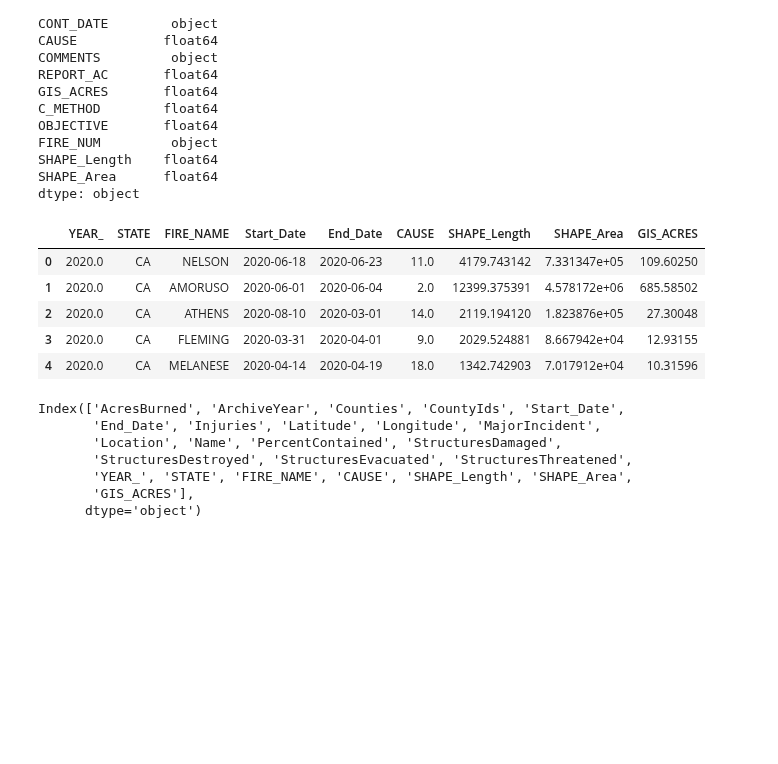
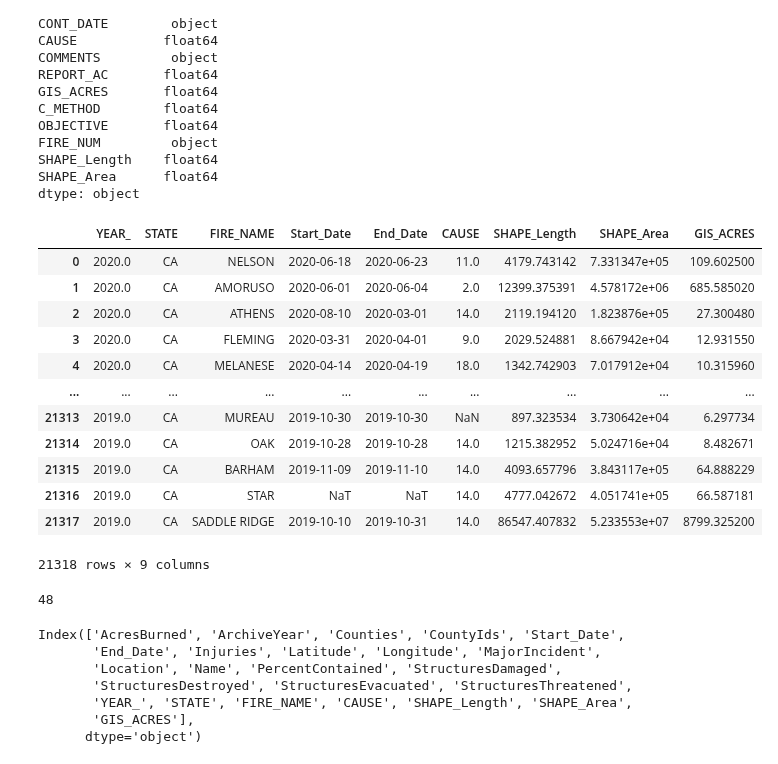
Before and after one commit to dhivyapadmanaban/California_Wildfires, a Jupyter notebook: Data_Processing/California_WildFire_Processing.ipynb, the cells around one changed output. Drawn from its saved outputs; the diff is of its cells as text; code cells hidden in the pictures; blank space fills up the shorter version.

```diff
--- a/Data_Processing/California_WildFire_Processing.ipynb
+++ b/Data_Processing/California_WildFire_Processing.ipynb
@@ -67,7 +67,7 @@ fire_incidents_df.head()
 | 4 | 24251.0 | 2013 | Ventura | 56 | 2013-05-02 | 2013-05-11 | 10.0 | 0.000000 | 0.000000 | ... |
 # %%
 # Read the California Fire Perimeters CSV file into Pandas DataFrame.
-fire_perimeters_df = pd.read_csv("../Resources/California_Fire_Perimeters.csv")
+fire_perimeters_df = pd.read_csv("Resources/California_Fire_Perimeters.csv")
 fire_perimeters_df.head()
 # %% [output]
 |  | OBJECTID | YEAR_ | STATE | AGENCY | UNIT_ID | FIRE_NAME | INC_NUM | ALARM_DATE | CONT_DATE | CAUSE | ... |
@@ -110,14 +110,25 @@ fire_perimeters_df['End_Date'] = [d.date() for d in fire_perimeters_df['CONT_DAT
 # %%
 # Keep the required columns.
 fire_perimeters_df = fire_perimeters_df[['YEAR_', 'STATE','FIRE_NAME', 'Start_Date', 'End_Date', 'CAUSE', 'SHAPE_Length', 'SHAPE_Area', 'GIS_ACRES']]
-fire_perimeters_df.head()
+fire_perimeters_df
 # %% [output]
 |  | YEAR_ | STATE | FIRE_NAME | Start_Date | End_Date | CAUSE | SHAPE_Length | SHAPE_Area | GIS_ACRES |
-| 0 | 2020.0 | CA | NELSON | 2020-06-18 | 2020-06-23 | 11.0 | 4179.743142 | 7.331347e+05 | 109.60250 |
-| 1 | 2020.0 | CA | AMORUSO | 2020-06-01 | 2020-06-04 | 2.0 | 12399.375391 | 4.578172e+06 | 685.58502 |
-| 2 | 2020.0 | CA | ATHENS | 2020-08-10 | 2020-03-01 | 14.0 | 2119.194120 | 1.823876e+05 | 27.30048 |
-| 3 | 2020.0 | CA | FLEMING | 2020-03-31 | 2020-04-01 | 9.0 | 2029.524881 | 8.667942e+04 | 12.93155 |
-| 4 | 2020.0 | CA | MELANESE | 2020-04-14 | 2020-04-19 | 18.0 | 1342.742903 | 7.017912e+04 | 10.31596 |
+| 0 | 2020.0 | CA | NELSON | 2020-06-18 | 2020-06-23 | 11.0 | 4179.743142 | 7.331347e+05 | 109.602500 |
+| 1 | 2020.0 | CA | AMORUSO | 2020-06-01 | 2020-06-04 | 2.0 | 12399.375391 | 4.578172e+06 | 685.585020 |
+| 2 | 2020.0 | CA | ATHENS | 2020-08-10 | 2020-03-01 | 14.0 | 2119.194120 | 1.823876e+05 | 27.300480 |
+| 3 | 2020.0 | CA | FLEMING | 2020-03-31 | 2020-04-01 | 9.0 | 2029.524881 | 8.667942e+04 | 12.931550 |
+| 4 | 2020.0 | CA | MELANESE | 2020-04-14 | 2020-04-19 | 18.0 | 1342.742903 | 7.017912e+04 | 10.315960 |
+| ... | ... | ... | ... | ... | ... | ... | ... | ... | ... |
+| 21313 | 2019.0 | CA | MUREAU | 2019-10-30 | 2019-10-30 | NaN | 897.323534 | 3.730642e+04 | 6.297734 |
+| 21314 | 2019.0 | CA | OAK | 2019-10-28 | 2019-10-28 | 14.0 | 1215.382952 | 5.024716e+04 | 8.482671 |
+| 21315 | 2019.0 | CA | BARHAM | 2019-11-09 | 2019-11-10 | 14.0 | 4093.657796 | 3.843117e+05 | 64.888229 |
+| 21316 | 2019.0 | CA | STAR | NaT | NaT | 14.0 | 4777.042672 | 4.051741e+05 | 66.587181 |
+| 21317 | 2019.0 | CA | SADDLE RIDGE | 2019-10-10 | 2019-10-31 | 14.0 | 86547.407832 | 5.233553e+07 | 8799.325200 |
+21318 rows × 9 columns
+# %%
+fire_perimeters_df["CAUSE"].isnull().sum()
+# %% [output]
+48
 # %%
 # Merge fire incident and fire perimeter DataFrames.
 california_fire = fire_incidents_df.merge(fire_perimeters_df, how="left", on=["Start_Date", "End_Date"])
```
Also changed, not shown: parts of 39 cells of this notebook, 2 other files.
